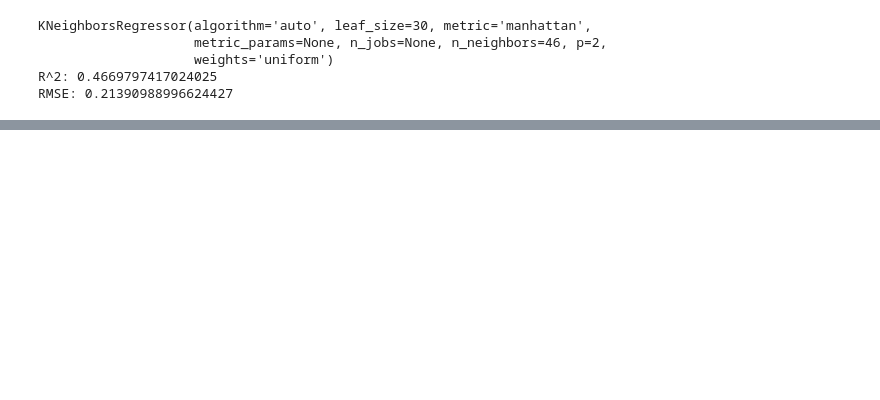
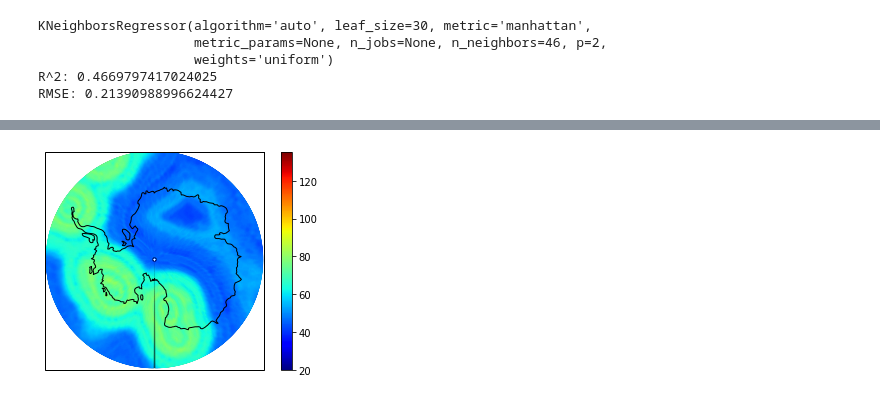
Before and after one commit to kjgoodrick/csci5622_Project, a Jupyter notebook: ghf_knn.ipynb, the cells around one changed output, grey strips where cells are left out. Drawn from its saved outputs; the diff is of its cells as text; code cells hidden in the pictures; blank space fills up the shorter version.

```diff
--- a/ghf_knn.ipynb
+++ b/ghf_knn.ipynb
@@ -221,0 +266,12 @@ RMSE: 0.21390988996624427
+# %%
+xi_l = xi.reshape(pred_ant.shape)
+yi_l = yi.reshape(pred_ant.shape)
+pred_points = np.column_stack((xi_l, yi_l))
+xv = np.linspace(-180, 180-np.finfo(float).eps, 500)
+yv = np.linspace(-60, -90, 500)
+xv, yv = np.meshgrid(xv, yv)
+grid_int = griddata(pred_points, pred_ant, (xv, yv), method='cubic')
+# %%
+plt_ant_feat(grid_int.flatten(), x=xv, y=yv, vmin=20, vmax=135, cmap='jet', kwargs_mesh={'shading':'gouraud', 'aa':True})
+# %% [output]
+[figure, added]
```
Also changed, not shown: parts of 40 cells of this notebook, 2 other files.
